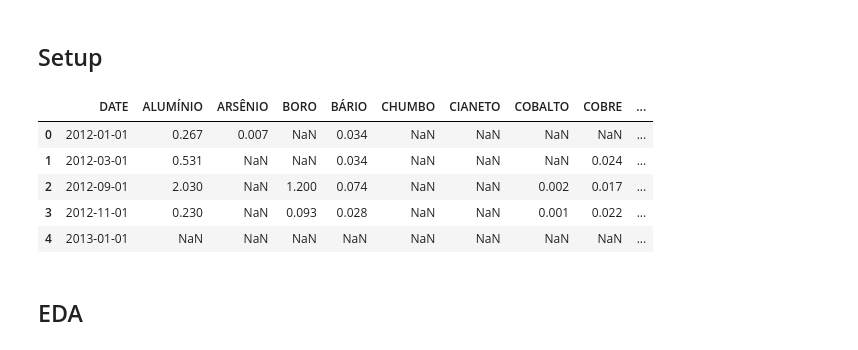
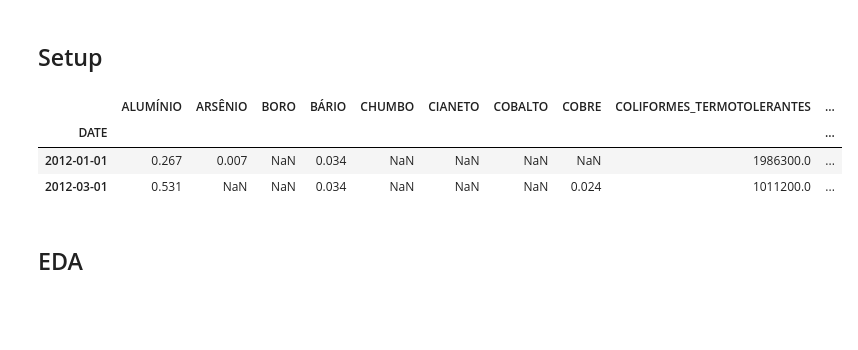
Before and after one commit to vcwild/wtp-datasets, a Jupyter notebook: EDA.ipynb, the cells around one changed output. Drawn from its saved outputs; the diff is of its cells as text; code cells hidden in the pictures; blank space fills up the shorter version.

```diff
--- a/EDA.ipynb
+++ b/EDA.ipynb
@@ -23,21 +23,20 @@ pd.set_option('display.max_colwidth', -1)
 # %%
 # Read file
 path = "./Tidy_Entities/"
 name = "p1"
 filename = name + ".csv"
 df = pd.read_csv(path + filename, encoding='utf8')
 
 # Transformations
 df["DATE"] =  pd.to_datetime(df["DATE"], format="%Y-%m-%d")
+df = df.sort_values("DATE").set_index("DATE")
 df.drop(columns=["ENTIDADE"], inplace=True)
-df.head()
+df.head(2)
 # %% [output]
-|  | DATE | ALUMÍNIO | ARSÊNIO | BORO | BÁRIO | CHUMBO | CIANETO | COBALTO | COBRE | ... |
-| 0 | 2012-01-01 | 0.267 | 0.007 | NaN | 0.034 | NaN | NaN | NaN | NaN | ... |
-| 1 | 2012-03-01 | 0.531 | NaN | NaN | 0.034 | NaN | NaN | NaN | 0.024 | ... |
-| 2 | 2012-09-01 | 2.030 | NaN | 1.200 | 0.074 | NaN | NaN | 0.002 | 0.017 | ... |
-| 3 | 2012-11-01 | 0.230 | NaN | 0.093 | 0.028 | NaN | NaN | 0.001 | 0.022 | ... |
-| 4 | 2013-01-01 | NaN | NaN | NaN | NaN | NaN | NaN | NaN | NaN | ... |
+|  | ALUMÍNIO | ARSÊNIO | BORO | BÁRIO | CHUMBO | CIANETO | COBALTO | COBRE | COLIFORMES_TERMOTOLERANTES | ... |
+| DATE |  |  |  |  |  |  |  |  |  | ... |
+| 2012-01-01 | 0.267 | 0.007 | NaN | 0.034 | NaN | NaN | NaN | NaN | 1986300.0 | ... |
+| 2012-03-01 | 0.531 | NaN | NaN | 0.034 | NaN | NaN | NaN | 0.024 | 1011200.0 | ... |
 # %% [markdown]
 ## EDA
 # %% [markdown]
```
Also changed, not shown: parts of 7 cells of this notebook.
